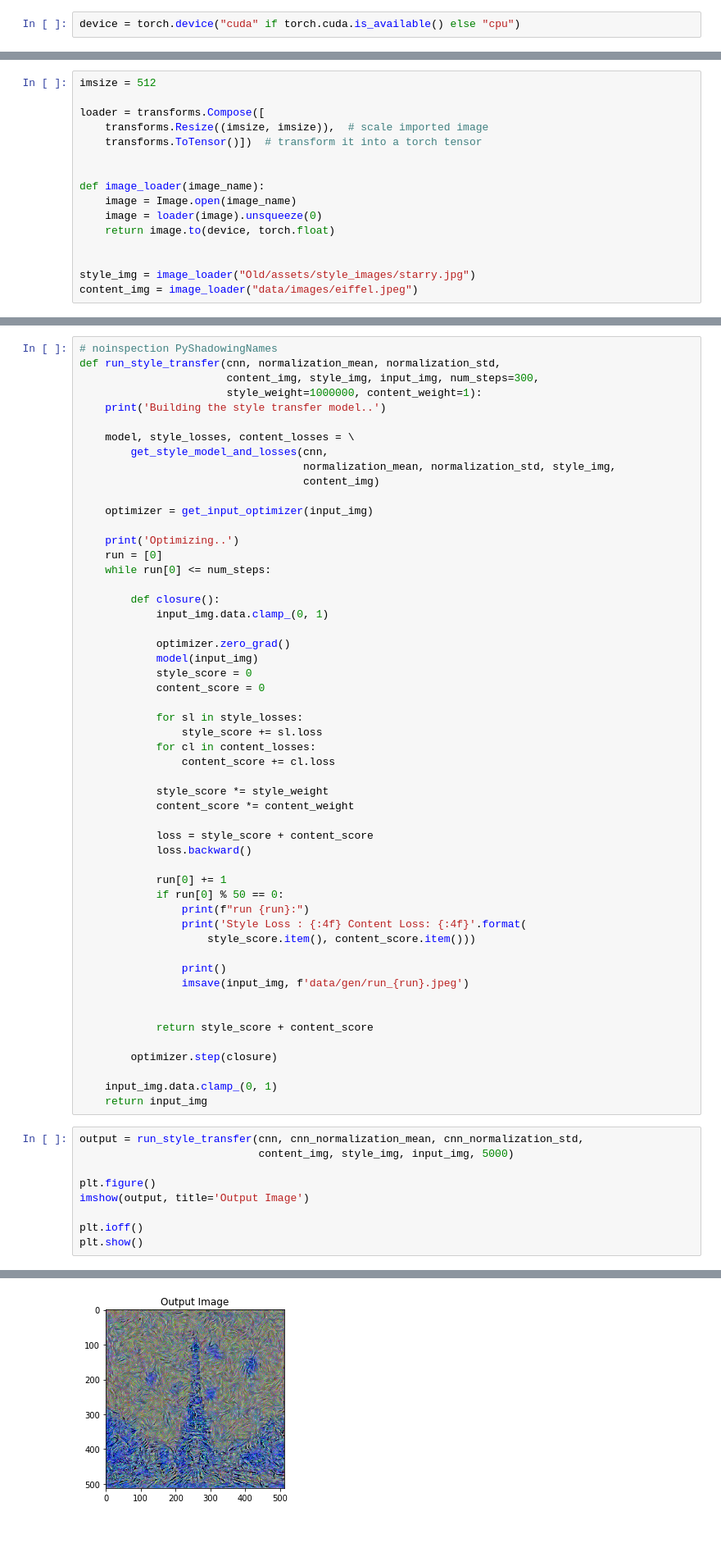
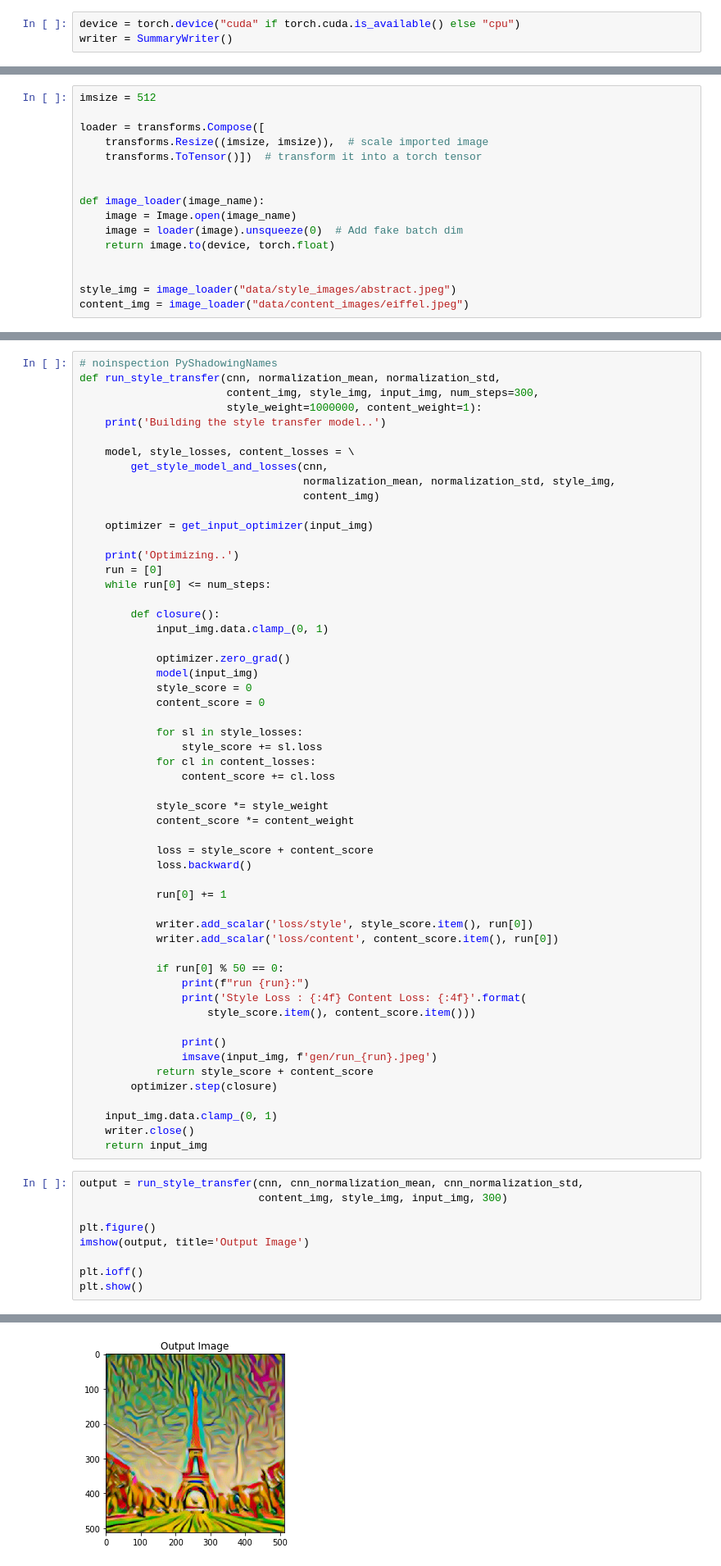
Before and after one commit to Syzygianinfern0/Style-Transfer, a Jupyter notebook: Style Transfer.ipynb, the cells around one changed output, grey strips where cells are left out. Shown at 82% size. Saved outputs shown, nothing was run; the diff lists cells and outputs as text; blank space fills up the shorter version.

Commit message:
Generated Images

```diff
--- a/Style Transfer.ipynb
+++ b/Style Transfer.ipynb
@@ -15,2 +14,3 @@ import copy
 # %%
 device = torch.device("cuda" if torch.cuda.is_available() else "cpu")
+writer = SummaryWriter()
@@ -24,12 +26,12 @@ loader = transforms.Compose([
 
 def image_loader(image_name):
     image = Image.open(image_name)
-    image = loader(image).unsqueeze(0)
+    image = loader(image).unsqueeze(0)  # Add fake batch dim
     return image.to(device, torch.float)
 
 
-style_img = image_loader("Old/assets/style_images/starry.jpg")
-content_img = image_loader("data/images/eiffel.jpeg")
+style_img = image_loader("data/style_images/abstract.jpeg")
+content_img = image_loader("data/content_images/eiffel.jpeg")
 # %%
 unloader = transforms.ToPILImage()  # reconvert into PIL image
 
@@ -221,24 +242,26 @@ def run_style_transfer(cnn, normalization_mean, normalization_std,
             loss.backward()
 
             run[0] += 1
+
+            writer.add_scalar('loss/style', style_score.item(), run[0])
+            writer.add_scalar('loss/content', content_score.item(), run[0])
+
             if run[0] % 50 == 0:
                 print(f"run {run}:")
                 print('Style Loss : {:4f} Content Loss: {:4f}'.format(
                     style_score.item(), content_score.item()))
 
                 print()
-                imsave(input_img, f'data/gen/run_{run}.jpeg')
-
-
+                imsave(input_img, f'gen/run_{run}.jpeg')
             return style_score + content_score
-
         optimizer.step(closure)
 
     input_img.data.clamp_(0, 1)
+    writer.close()
     return input_img
 # %%
 output = run_style_transfer(cnn, cnn_normalization_mean, cnn_normalization_std,
-                            content_img, style_img, input_img, 5000)
+                            content_img, style_img, input_img, 300)
 
 plt.figure()
 imshow(output, title='Output Image')
@@ -266 +291 @@ Style Loss : 42.478420 Content Loss: 32.066589
-[figure, old version]
+[figure, new version]
```
Also changed, not shown: parts of 14 cells of this notebook, 41 other files.
